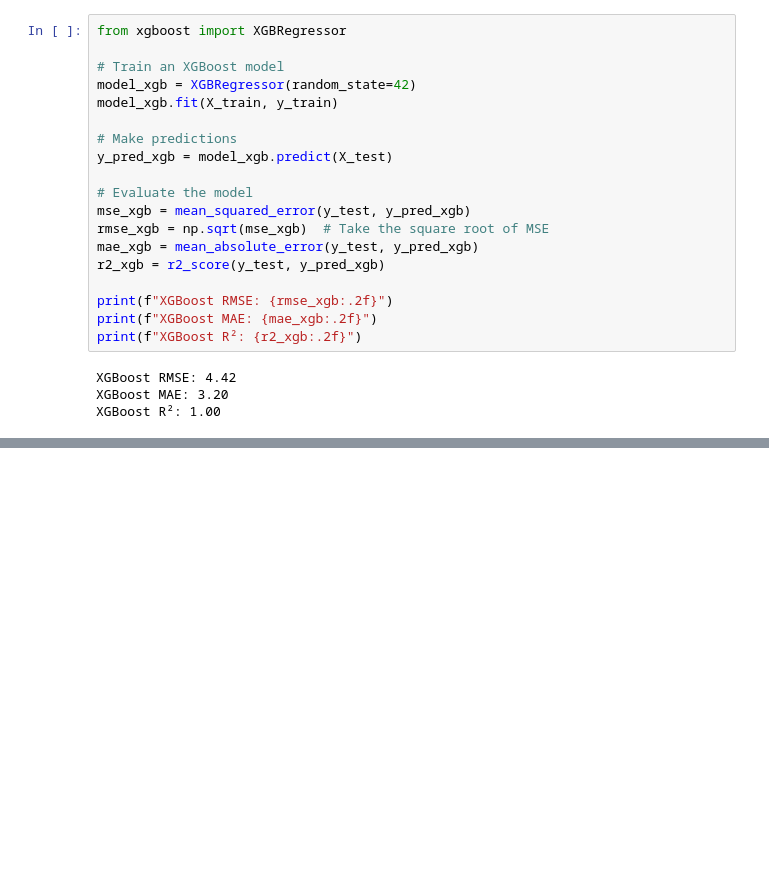
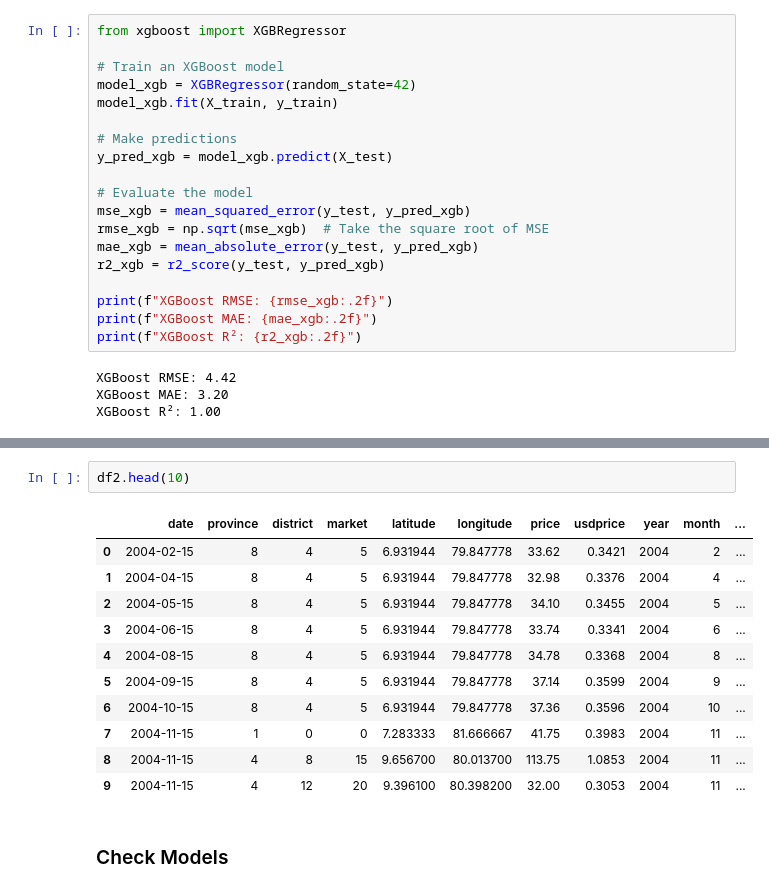
Before and after one commit to HChandeepa/Sri_Lanka_Food_Prices_Analysis, a Jupyter notebook: Sri_Lanka_Food_Prices_CW.ipynb, the cells around one changed output, grey strips where cells are left out. Drawn from its saved outputs; the diff is of its cells as text; blank space fills up the shorter version.

Commit message:
Models Checked

```diff
--- a/Sri_Lanka_Food_Prices_CW.ipynb
+++ b/Sri_Lanka_Food_Prices_CW.ipynb
@@ -631,0 +683,16 @@ XGBoost R²: 1.00
+# %%
+df2.head(10)
+# %% [output]
+|  | date | province | district | market | latitude | longitude | price | usdprice | year | month | ... |
+| 0 | 2004-02-15 | 8 | 4 | 5 | 6.931944 | 79.847778 | 33.62 | 0.3421 | 2004 | 2 | ... |
+| 1 | 2004-04-15 | 8 | 4 | 5 | 6.931944 | 79.847778 | 32.98 | 0.3376 | 2004 | 4 | ... |
+| 2 | 2004-05-15 | 8 | 4 | 5 | 6.931944 | 79.847778 | 34.10 | 0.3455 | 2004 | 5 | ... |
+| 3 | 2004-06-15 | 8 | 4 | 5 | 6.931944 | 79.847778 | 33.74 | 0.3341 | 2004 | 6 | ... |
+| 4 | 2004-08-15 | 8 | 4 | 5 | 6.931944 | 79.847778 | 34.78 | 0.3368 | 2004 | 8 | ... |
+| 5 | 2004-09-15 | 8 | 4 | 5 | 6.931944 | 79.847778 | 37.14 | 0.3599 | 2004 | 9 | ... |
+| 6 | 2004-10-15 | 8 | 4 | 5 | 6.931944 | 79.847778 | 37.36 | 0.3596 | 2004 | 10 | ... |
+| 7 | 2004-11-15 | 1 | 0 | 0 | 7.283333 | 81.666667 | 41.75 | 0.3983 | 2004 | 11 | ... |
+| 8 | 2004-11-15 | 4 | 8 | 15 | 9.656700 | 80.013700 | 113.75 | 1.0853 | 2004 | 11 | ... |
+| 9 | 2004-11-15 | 4 | 12 | 20 | 9.396100 | 80.398200 | 32.00 | 0.3053 | 2004 | 11 | ... |
+# %% [markdown]
+### Check Models
```
Also changed, not shown: parts of 10 cells of this notebook.
